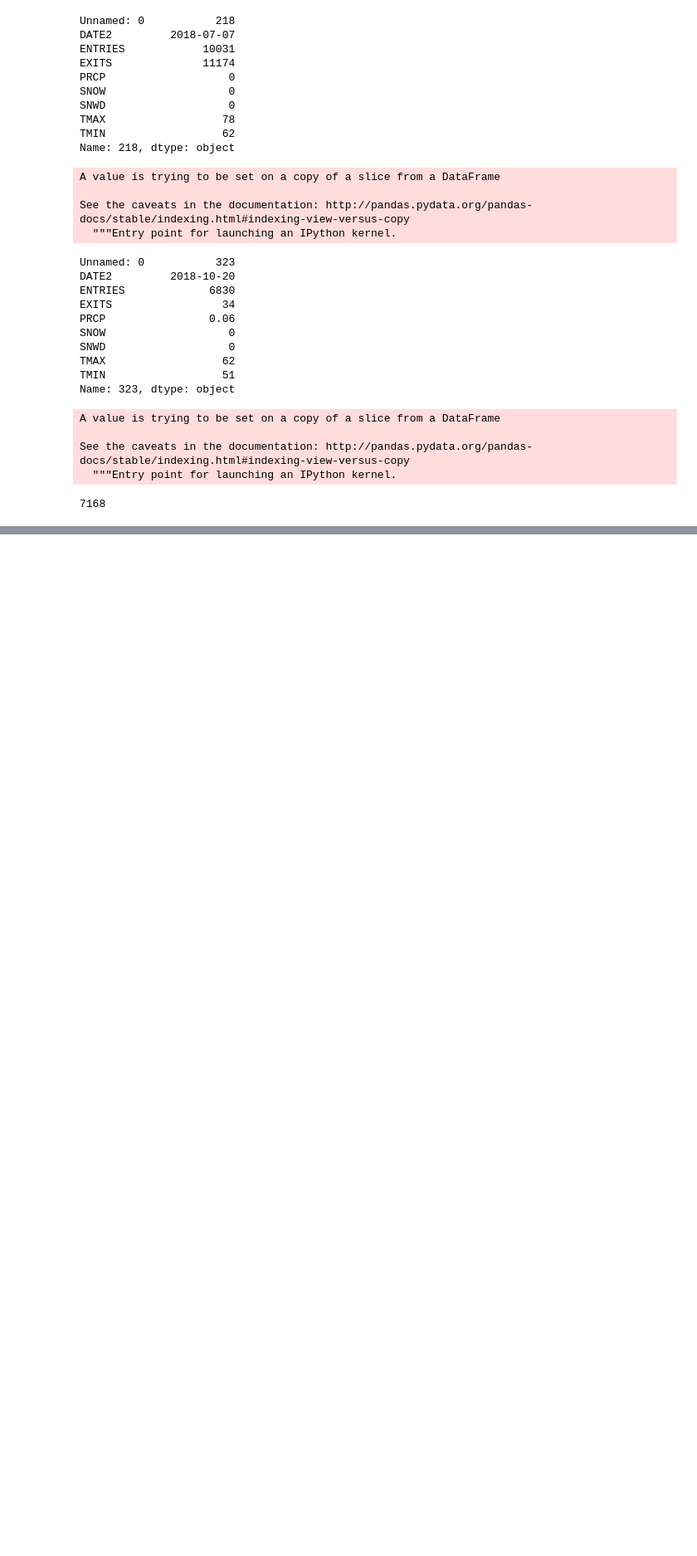
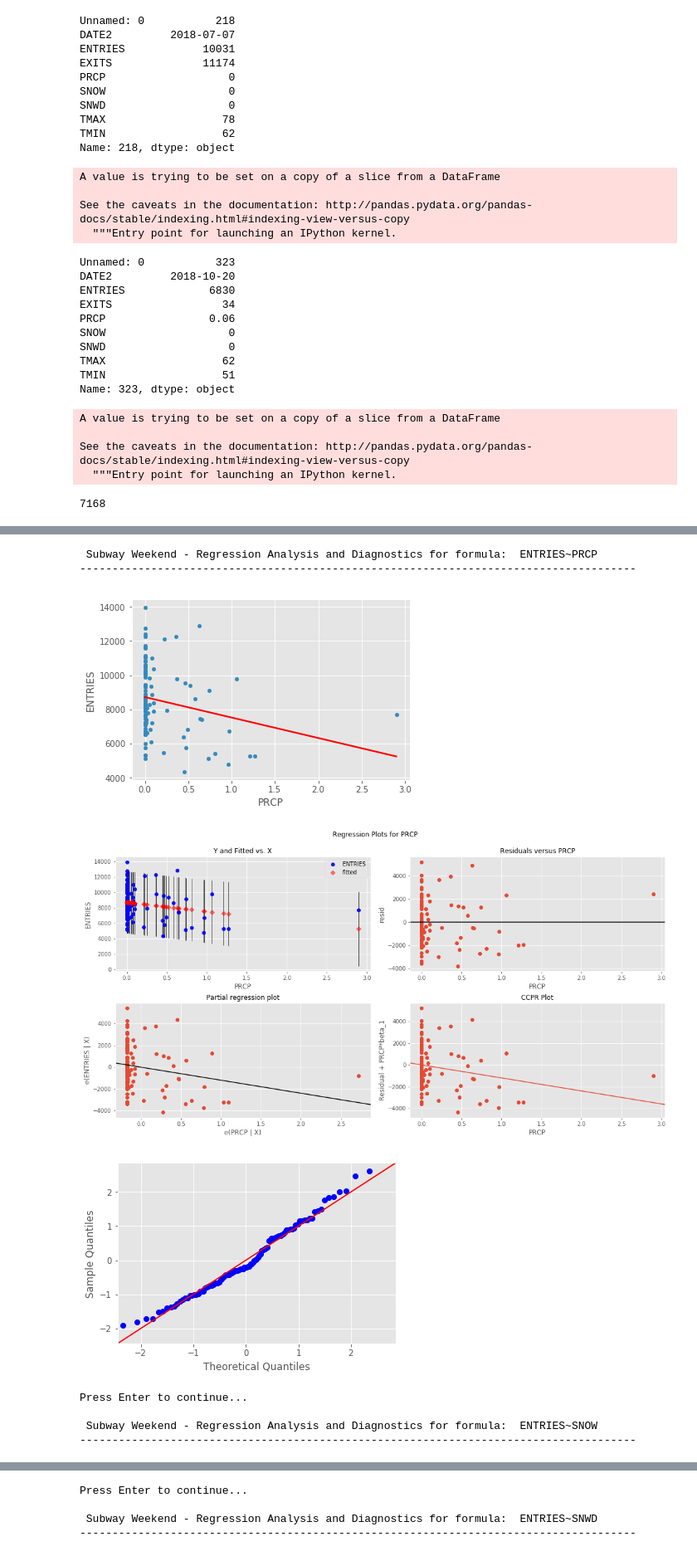
Before and after one commit to cruble/nyc-subways-and-weather, a Jupyter notebook: chad-regression-1.ipynb, the cells around one changed output, grey strips where cells are left out. Shown at 83% size. Saved outputs shown, nothing was run; the diff lists cells and outputs as text; code cells hidden in the pictures; blank space fills up the shorter version.

```diff
--- a/chad-regression-1.ipynb
+++ b/chad-regression-1.ipynb
@@ -121,0 +144,32 @@ Series([], Name: ENTRIES, dtype: int64)
+# %%
+import scipy.stats as stats
+import statsmodels.stats.api as sms
+
+
+results = [['ind_var', 'r_squared', 'intercept', 'slope', 'p-value', 'normality (JB)' ]]
+for feature in features:
+    f = 'ENTRIES~' + feature
+    print('\n', "Subway Weekend - Regression Analysis and Diagnostics for formula: ",f)
+    print("--------------------------------------------------------------------------------------")
+    model = ols(formula=f, data=wkend_entries).fit()
+    df_min_max = pd.DataFrame({feature: [wkend_entries[feature].min(), wkend_entries[feature].max()]})
+    preds = model.predict(df_min_max)
+    wkend_entries.plot(kind='scatter', x=feature, y='ENTRIES')
+    plt.plot(df_min_max, preds, c='red', linewidth=2)
+    plt.show()
+    fig = plt.figure(figsize=(15,8))
+    fig = sm.graphics.plot_regress_exog(model, feature, fig=fig)
+    fig = sm.graphics.qqplot(model.resid, dist=stats.norm, line='45', fit=True,   )
+    plt.show()
+    results.append([feature, model.rsquared, model.params[0], model.params[1], model.pvalues[1], sms.jarque_bera(model.resid)[0] ])
+    input("Press Enter to continue...")
+# %% [output]
+ Subway Weekend - Regression Analysis and Diagnostics for formula:  ENTRIES~PRCP
+--------------------------------------------------------------------------------------
+[figure, added]
+[figure, added]
+[figure, added]
+Press Enter to continue...
+
+ Subway Weekend - Regression Analysis and Diagnostics for formula:  ENTRIES~SNOW
+--------------------------------------------------------------------------------------
@@ -121,0 +179,4 @@ Series([], Name: ENTRIES, dtype: int64)
+Press Enter to continue...
+
+ Subway Weekend - Regression Analysis and Diagnostics for formula:  ENTRIES~SNWD
+--------------------------------------------------------------------------------------
```
Also changed, not shown: parts of 13 cells of this notebook.
